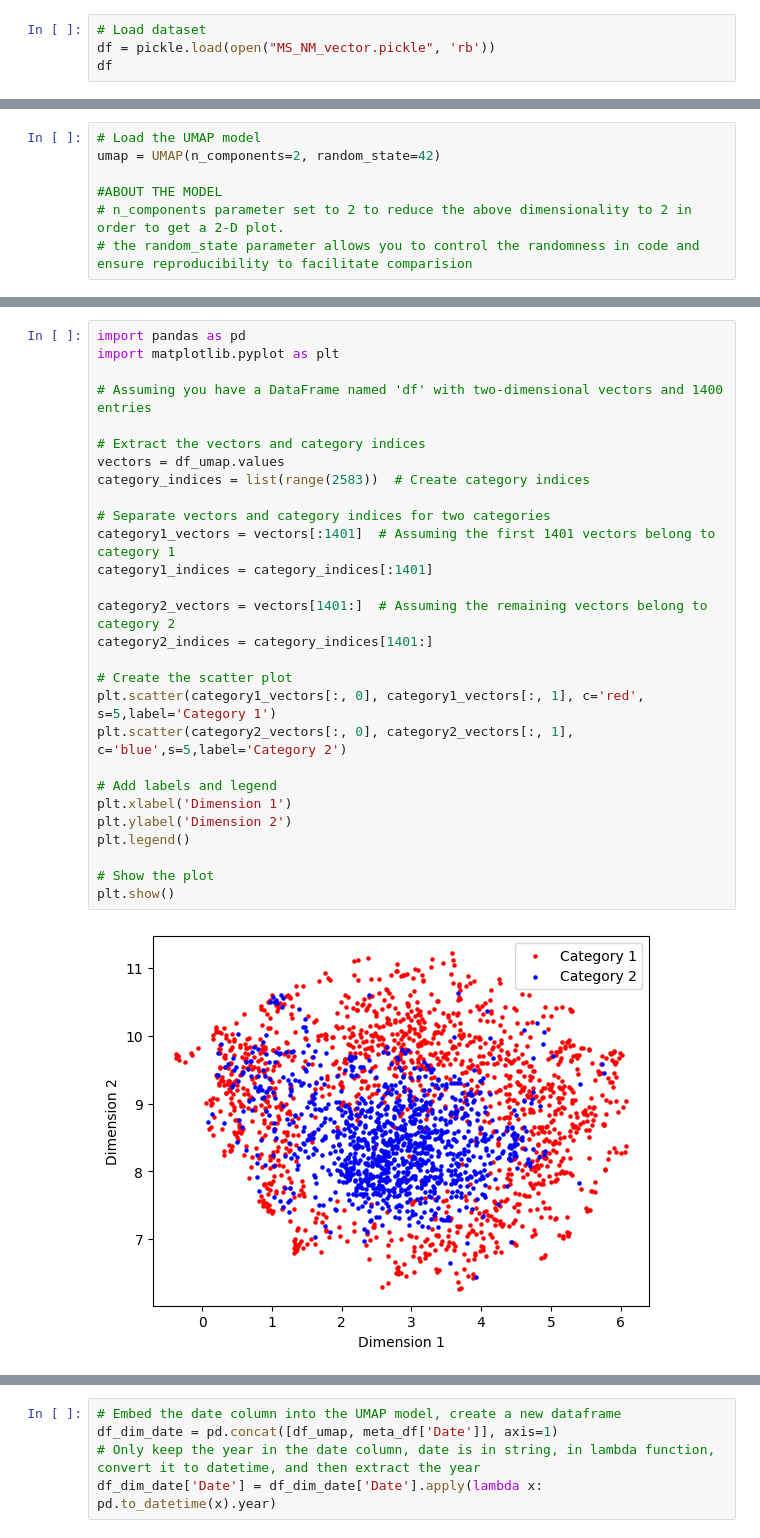
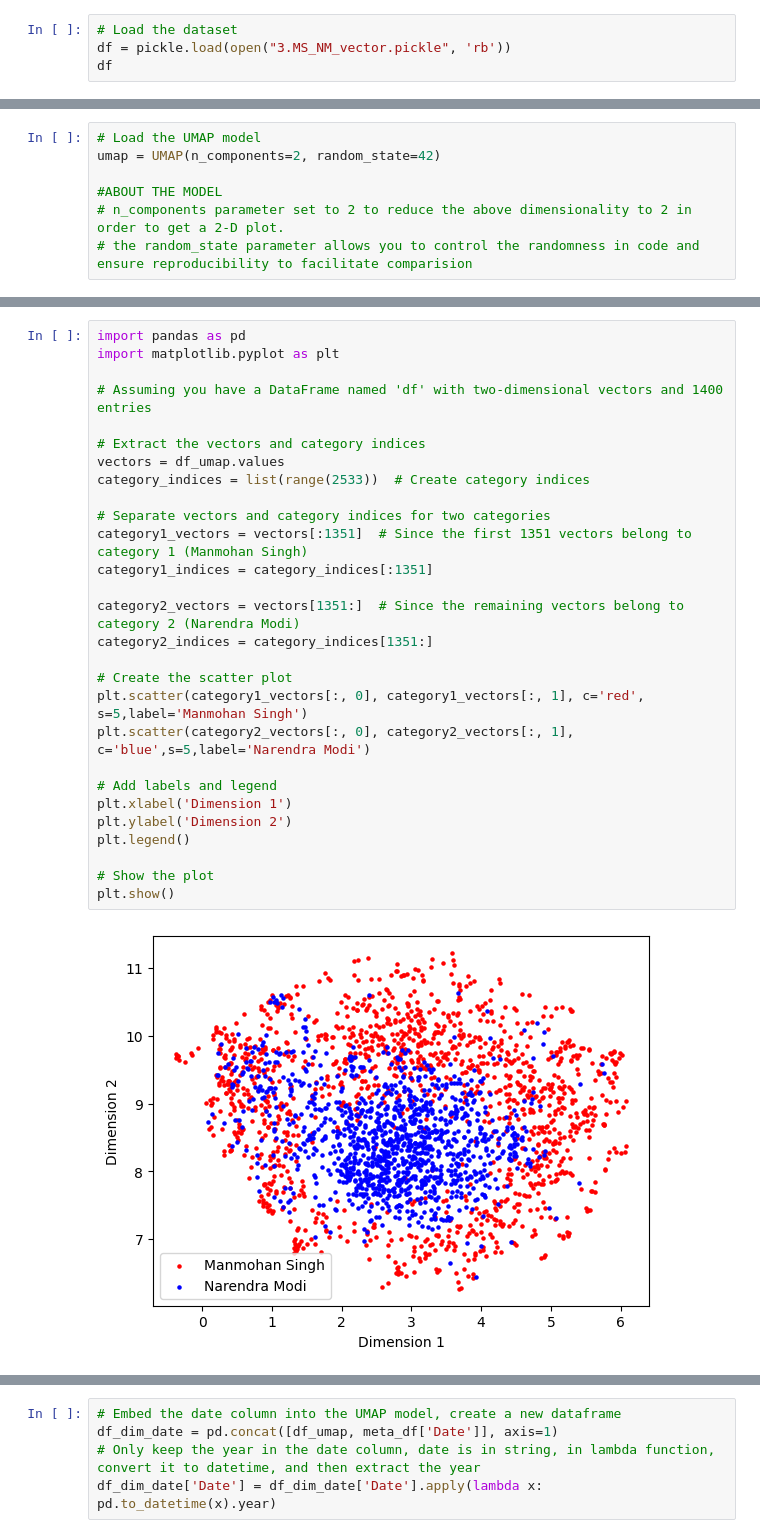
Before and after one commit to ohhlalit/CP, a Jupyter notebook: MS_NM_Meta/5.MS_NM_Clustering.ipynb, the cells around one changed output, grey strips where cells are left out. Cells and saved outputs as stored; diff of their text form.

```diff
--- a/MS_NM_Meta/5.MS_NM_Clustering.ipynb
+++ b/MS_NM_Meta/5.MS_NM_Clustering.ipynb
@@ -6,6 +9,6 @@ import pickle
 # %%
-# Load dataset
-df = pickle.load(open("MS_NM_vector.pickle", 'rb'))
+# Load the dataset
+df = pickle.load(open("3.MS_NM_vector.pickle", 'rb'))
 df
 # %% [output]
 |  | dim_1 | dim_2 | dim_3 | dim_4 | dim_5 | dim_6 | dim_7 | dim_8 | dim_9 | dim_10 | ... | ... |
@@ -170,31 +179,31 @@ plt.show()
 # %%
 import pandas as pd
 import matplotlib.pyplot as plt
 
 # Assuming you have a DataFrame named 'df' with two-dimensional vectors and 1400 entries
 
 # Extract the vectors and category indices
 vectors = df_umap.values
-category_indices = list(range(2583))  # Create category indices
+category_indices = list(range(2533))  # Create category indices
 
 # Separate vectors and category indices for two categories
-category1_vectors = vectors[:1401]  # Assuming the first 1401 vectors belong to category 1
-category1_indices = category_indices[:1401]
+category1_vectors = vectors[:1351]  # Since the first 1351 vectors belong to category 1 (Manmohan Singh)
+category1_indices = category_indices[:1351]
 
-category2_vectors = vectors[1401:]  # Assuming the remaining vectors belong to category 2
-category2_indices = category_indices[1401:]
+category2_vectors = vectors[1351:]  # Since the remaining vectors belong to category 2 (Narendra Modi)
+category2_indices = category_indices[1351:]
 
 # Create the scatter plot
-plt.scatter(category1_vectors[:, 0], category1_vectors[:, 1], c='red', s=5,label='Category 1')
-plt.scatter(category2_vectors[:, 0], category2_vectors[:, 1], c='blue',s=5,label='Category 2')
+plt.scatter(category1_vectors[:, 0], category1_vectors[:, 1], c='red', s=5,label='Manmohan Singh')
+plt.scatter(category2_vectors[:, 0], category2_vectors[:, 1], c='blue',s=5,label='Narendra Modi')
 
 # Add labels and legend
 plt.xlabel('Dimension 1')
 plt.ylabel('Dimension 2')
 plt.legend()
 
 # Show the plot
 plt.show()
 # %% [output]
-[figure, old version]
+[figure, new version]
 # %%
```
Also changed, not shown: parts of 23 cells of this notebook, 2 other files.
